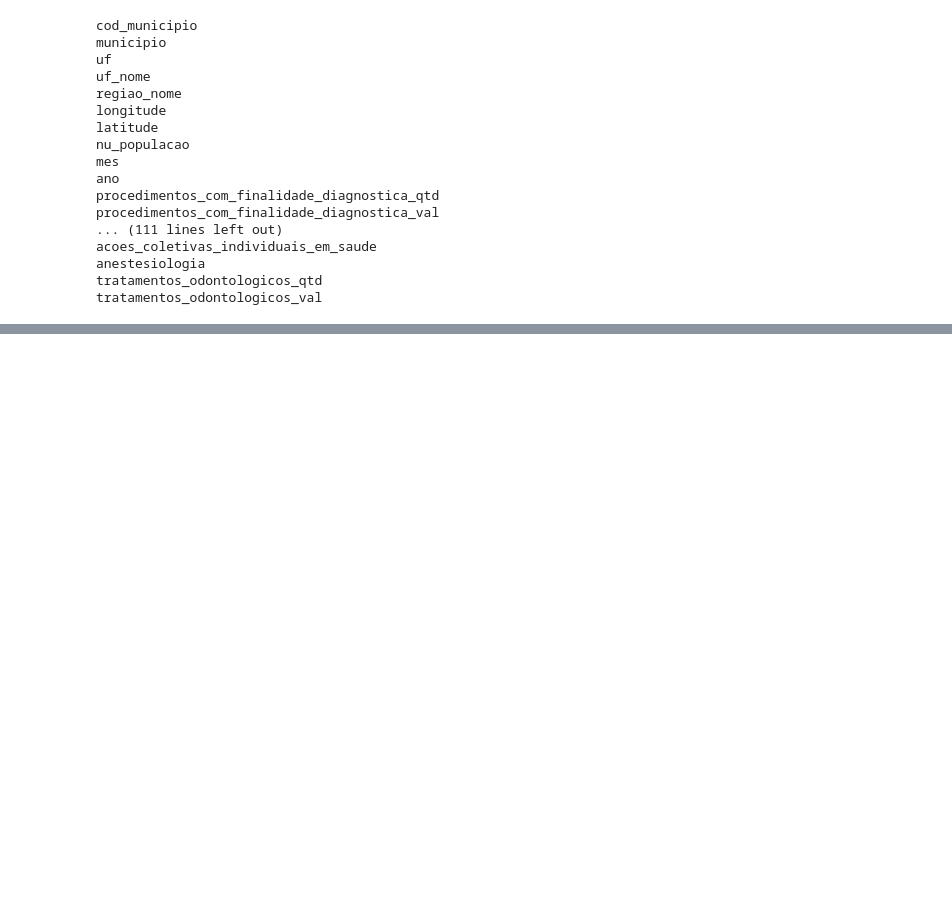
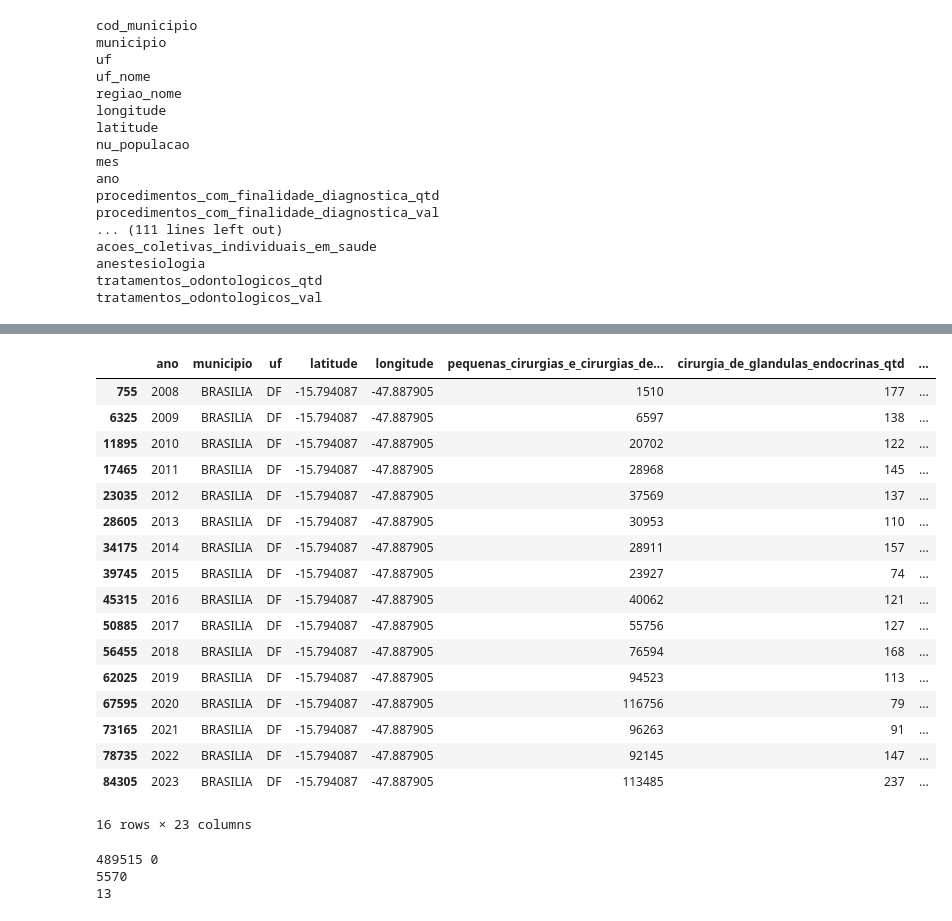
Before and after one commit to linocesar/desafio_ciencia_de_dados, a Jupyter notebook: datasus/notebooks/explorer.ipynb, the cells around one changed output, grey strips where cells are left out. Drawn from its saved outputs; the diff is of its cells as text; code cells hidden in the pictures; blank space fills up the shorter version.

```diff
--- a/datasus/notebooks/explorer.ipynb
+++ b/datasus/notebooks/explorer.ipynb
@@ -405,0 +408,4 @@ tratamentos_odontologicos_val
+# %%
+padrao_cirurgia_qtd = r'municipio$|uf$|regiao_nome$|mes$|ano$|latitude$|longitude$|nu_populacao$|^cirurgia_.*_qtd$|cirurgia.*_qtd$|bucomaxilofacial_qtd$'
+df_datasus_cirurgias = df_datasus.filter(regex=padrao_cirurgia_qtd, axis=1)
+df_datasus_cirurgias
@@ -405,0 +426,2 @@ tratamentos_odontologicos_val
+# %%
+df_datasus_cirurgias_agrupado = df_datasus_cirurgias.groupby(['ano', 'municipio', 'uf', 'latitude', 'longitude'], observed=True).agg({coluna: lambda x: x.sum() for coluna in df_datasus_cirurgias.columns[9:]}).reset_index()
@@ -405,0 +444,23 @@ tratamentos_odontologicos_val
+# %%
+df_datasus_cirurgias_agrupado['total_ano'] = df_datasus_cirurgias_agrupado[df_datasus_cirurgias_agrupado.columns[5:]].agg(['sum'], axis=1)
+# %%
+df_datasus_cirurgias_agrupado.query("municipio == 'BRASILIA'")
+# %% [output]
+|  | ano | municipio | uf | latitude | longitude | pequenas_cirurgias_e_cirurgias_de... | cirurgia_de_glandulas_endocrinas_qtd | ... |
+| 755 | 2008 | BRASILIA | DF | -15.794087 | -47.887905 | 1510 | 177 | ... |
+| 6325 | 2009 | BRASILIA | DF | -15.794087 | -47.887905 | 6597 | 138 | ... |
+| 11895 | 2010 | BRASILIA | DF | -15.794087 | -47.887905 | 20702 | 122 | ... |
+| 17465 | 2011 | BRASILIA | DF | -15.794087 | -47.887905 | 28968 | 145 | ... |
+| 23035 | 2012 | BRASILIA | DF | -15.794087 | -47.887905 | 37569 | 137 | ... |
+| 28605 | 2013 | BRASILIA | DF | -15.794087 | -47.887905 | 30953 | 110 | ... |
+| 34175 | 2014 | BRASILIA | DF | -15.794087 | -47.887905 | 28911 | 157 | ... |
+| 39745 | 2015 | BRASILIA | DF | -15.794087 | -47.887905 | 23927 | 74 | ... |
+| 45315 | 2016 | BRASILIA | DF | -15.794087 | -47.887905 | 40062 | 121 | ... |
+| 50885 | 2017 | BRASILIA | DF | -15.794087 | -47.887905 | 55756 | 127 | ... |
+| 56455 | 2018 | BRASILIA | DF | -15.794087 | -47.887905 | 76594 | 168 | ... |
+| 62025 | 2019 | BRASILIA | DF | -15.794087 | -47.887905 | 94523 | 113 | ... |
+| 67595 | 2020 | BRASILIA | DF | -15.794087 | -47.887905 | 116756 | 79 | ... |
+| 73165 | 2021 | BRASILIA | DF | -15.794087 | -47.887905 | 96263 | 91 | ... |
+| 78735 | 2022 | BRASILIA | DF | -15.794087 | -47.887905 | 92145 | 147 | ... |
+| 84305 | 2023 | BRASILIA | DF | -15.794087 | -47.887905 | 113485 | 237 | ... |
+16 rows × 23 columns
@@ -405,0 +473,10 @@ tratamentos_odontologicos_val
+# %%
+print(maximo, minimo)
+print(n)
+amplitude = maximo - minimo
+k = int(1 + math.log2(n))
+print(k)
+# %% [output]
+489515 0
+5570
+13
```
Also changed, not shown: parts of 12 cells of this notebook, 5 other files.
